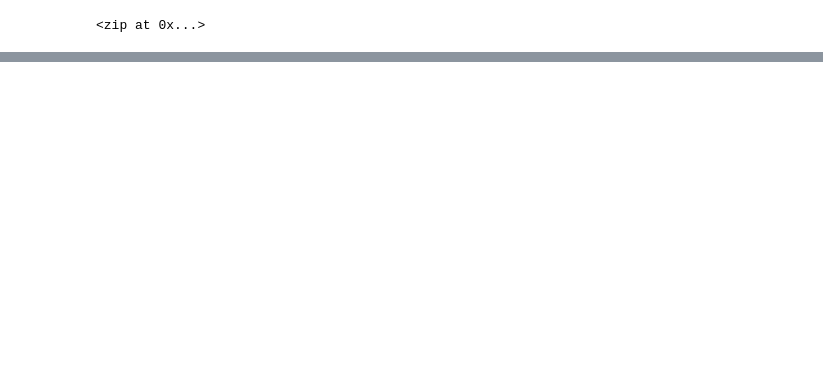
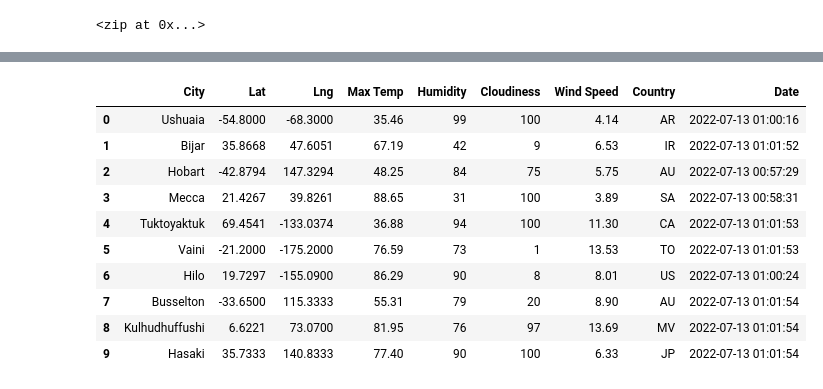
Before and after one commit to MosleyJD65109/World_Weather_Analysis, a Jupyter notebook: WeatherPy.ipynb, the cells around one changed output, grey strips where cells are left out. Drawn from its saved outputs; the diff is of its cells as text; code cells hidden in the pictures; blank space fills up the shorter version.

```diff
--- a/WeatherPy.ipynb
+++ b/WeatherPy.ipynb
@@ -54,0 +65,3 @@ len(cities)
+# %%
+# Starting URL for Weather Map API Call.
+url = "http://api.openweathermap.org/data/2.5/weather?units=Imperial&APPID=" + weather_api_key
@@ -54,0 +151,16 @@ len(cities)
+# %%
+# Convert the array of dictionaries to a Pandas DataFrame.
+city_data_df = pd.DataFrame(city_data)
+city_data_df.head(10)
+# %% [output]
+|  | City | Lat | Lng | Max Temp | Humidity | Cloudiness | Wind Speed | Country | Date |
+| 0 | Ushuaia | -54.8000 | -68.3000 | 35.46 | 99 | 100 | 4.14 | AR | 2022-07-13 01:00:16 |
+| 1 | Bijar | 35.8668 | 47.6051 | 67.19 | 42 | 9 | 6.53 | IR | 2022-07-13 01:01:52 |
+| 2 | Hobart | -42.8794 | 147.3294 | 48.25 | 84 | 75 | 5.75 | AU | 2022-07-13 00:57:29 |
+| 3 | Mecca | 21.4267 | 39.8261 | 88.65 | 31 | 100 | 3.89 | SA | 2022-07-13 00:58:31 |
+| 4 | Tuktoyaktuk | 69.4541 | -133.0374 | 36.88 | 94 | 100 | 11.30 | CA | 2022-07-13 01:01:53 |
+| 5 | Vaini | -21.2000 | -175.2000 | 76.59 | 73 | 1 | 13.53 | TO | 2022-07-13 01:01:53 |
+| 6 | Hilo | 19.7297 | -155.0900 | 86.29 | 90 | 8 | 8.01 | US | 2022-07-13 01:00:24 |
+| 7 | Busselton | -33.6500 | 115.3333 | 55.31 | 79 | 20 | 8.90 | AU | 2022-07-13 01:01:54 |
+| 8 | Kulhudhuffushi | 6.6221 | 73.0700 | 81.95 | 76 | 97 | 13.69 | MV | 2022-07-13 01:01:54 |
+| 9 | Hasaki | 35.7333 | 140.8333 | 77.40 | 90 | 100 | 6.33 | JP | 2022-07-13 01:01:54 |
```
Also changed, not shown: parts of 8 cells of this notebook, 3 other files.
